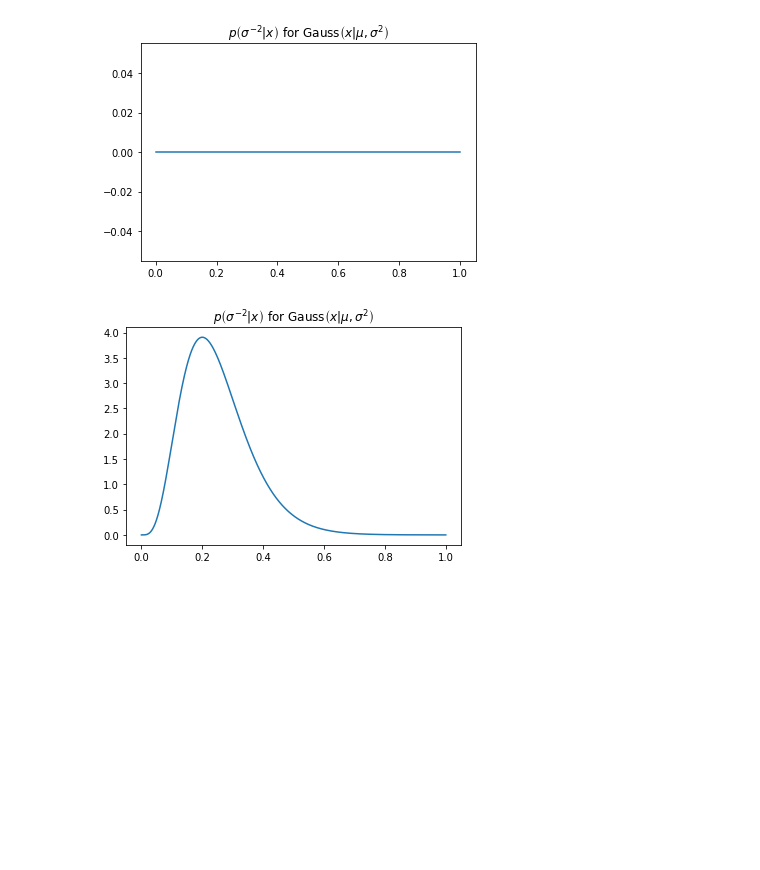
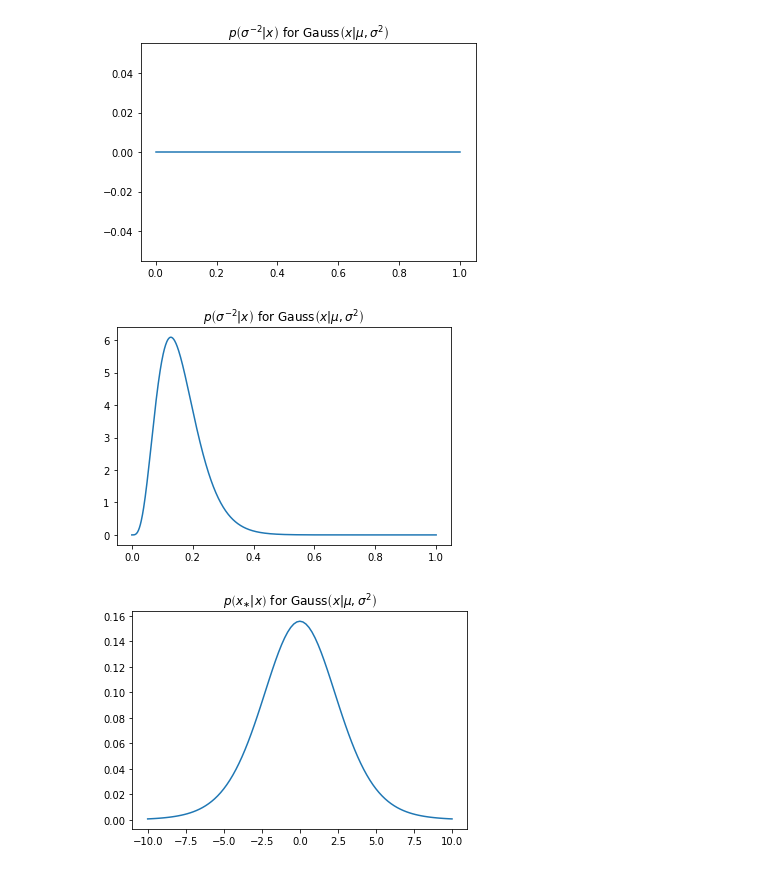
Before and after one commit to yamada-github-account/LearnBayesNN, a Jupyter notebook: AnalyticGauss.ipynb, the cells around one changed output. Saved outputs shown, nothing was run; the diff lists cells and outputs as text; code cells hidden in the pictures; blank space fills up the shorter version.

Commit message:
Update analytic Bayes for gaussian
Fix: int -> float
Add: Estimation for unseen samples

```diff
--- a/AnalyticGauss.ipynb
+++ b/AnalyticGauss.ipynb
@@ -22,7 +22,7 @@ class Gauss:
         data = tf.reshape(tf.convert_to_tensor(data),[-1])
         N = data.shape[0]
         self.a += N/2
-        self.b += int(tf.reduce_sum(tf.square(data-self.mu))/2)
+        self.b += float(tf.reduce_sum(tf.square(data-self.mu))/2)
 
     def plot_prob(self):
         gamma = tfd.Gamma(self.a,self.b)
@@ -31,6 +31,22 @@ class Gauss:
         plt.plot(x,y)
         plt.title(r"$p\left (\sigma ^{-2}\|x\right)$ for Gauss$\left(x\|\mu ,\sigma ^2\right)$")
         plt.show()
+
+    def _prob(self):
+        return tfd.StudentT(2*self.a,self.mu,np.sqrt(self.b/self.a))
+
+    def prob(self,values):
+        student = self._prob()
+        return student.prob(values)
+
+    def plot_estimation(self):
+        student = self._prob()
+        xmax = 10
+        x = np.linspace(-xmax,xmax,101)
+        y = student.prob(x)
+        plt.plot(x,y)
+        plt.title(r"$p\left (x_{\ast}\|x\right)$ for Gauss$\left(x\|\mu ,\sigma ^2\right)$")
+        plt.show()
 # %%
 g = Gauss(0)
 
@@ -44,11 +60,16 @@ gaus = tfd.Normal(0,2)
 # %%
 # 真の分布から10個のサンプルを生成し、ベイズ推論
 g.fit(gaus.sample(10))
 
 # 事後分布をプロット
 g.plot_prob()
+
+
+# 予測分布をプロット
+g.plot_estimation()
 # %% [output]
-[figure, old version]
+[figure, new version]
+[figure, added]
 # %%
 # 更に追加で、真の分布から100個のサンプルを生成し、ベイズ推論
 g.fit(gaus.sample(100))
```
Also changed, not shown: parts of 1 cell of this notebook.
